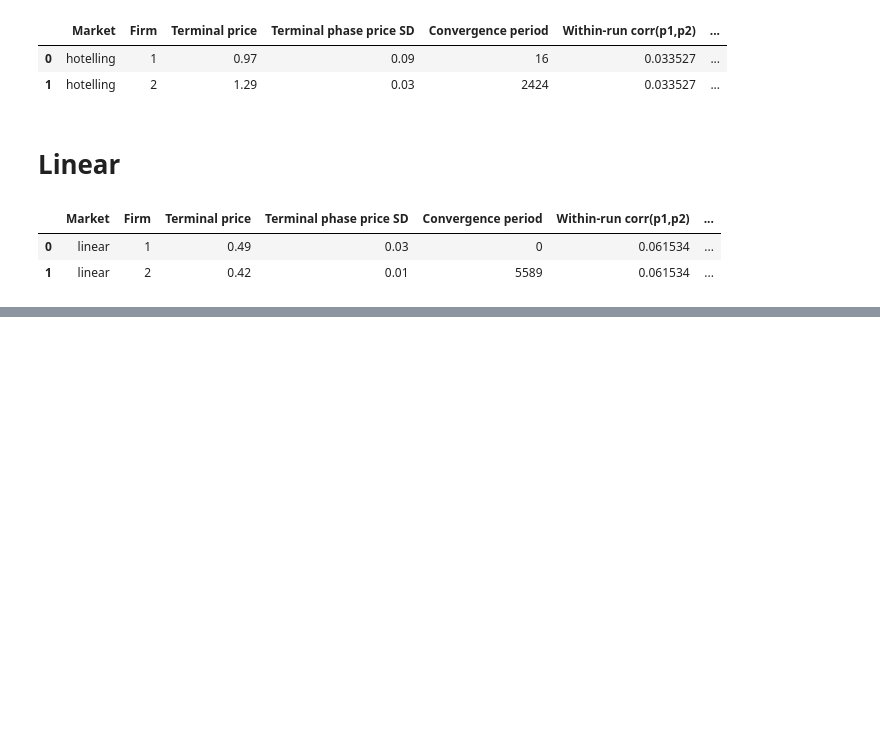
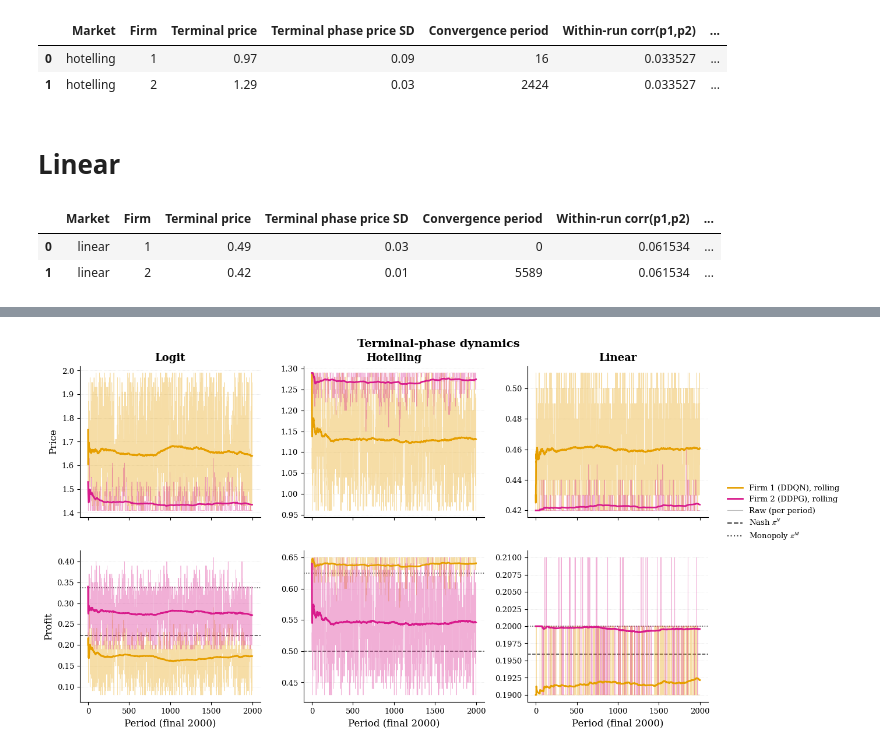
Before and after one commit to Aheer-Sravon/Pricing-Competition, a Jupyter notebook: dqn_vs_ddpg/dynamic_metrics/shock_none/dynamic_metrics_shock_none_aggregate.ipynb, the cells around one changed output, grey strips where cells are left out. Saved outputs shown, nothing was run; the diff lists cells and outputs as text; code cells hidden in the pictures; blank space fills up the shorter version.

```diff
--- a/dqn_vs_ddpg/dynamic_metrics/shock_none/dynamic_metrics_shock_none_aggregate.ipynb
+++ b/dqn_vs_ddpg/dynamic_metrics/shock_none/dynamic_metrics_shock_none_aggregate.ipynb
@@ -221,0 +301,83 @@ pd.DataFrame(data)
+# %%
+RUN_CSV = {
+    "Logit":     f"./run_{chosen['logit']}/logit.csv",
+    "Hotelling": f"./run_{chosen['hotelling']}/hotelling.csv",
+    "Linear":    f"./run_{chosen['linear']}/linear.csv",
+}
+PCOL = {"p1":"firm1_price", "p2":"firm2_price",
+        "pi1":"firm1_profit", "pi2":"firm2_profit"}
+
+WINDOW    = 500     # rolling window (periods)
+TAIL      = 2000    # final periods to display
+
+# ----------------------------------------------------------------------
+# >>> INPUT 2: Nash / Monopoly PROFIT benchmarks per market <
+# (per-firm). Edit to your final values.
+# ----------------------------------------------------------------------
+PROFIT_BENCH = {
+    "Logit":     {"piN":0.223, "piM":0.3375},   # <-- replace
+    "Hotelling": {"piN":0.500, "piM":0.625},   # <-- replace
+    "Linear":    {"piN":0.1959, "piM":0.200},   # <-- replace (see Linear monopoly note)
+}
+
+# ---- style ----
+plt.rcParams.update({
+    "font.family":"serif","font.serif":["Times New Roman","Times","DejaVu Serif"],
+    "mathtext.fontset":"stix","font.size":11,"axes.titlesize":13,"axes.labelsize":12,
+    "xtick.labelsize":9.5,"ytick.labelsize":9.5,"axes.linewidth":0.8,
+})
+C1, C2 = "#E69F00", "#D81B8C"
+MARKETS = ["Logit","Hotelling","Linear"]
+
+def roll(series): return pd.Series(series).rolling(WINDOW, min_periods=1).mean().values
+
+fig, axes = plt.subplots(2, 3, figsize=(14, 7.2), sharex="col")
+fig.subplots_adjust(left=0.06, right=0.83, bottom=0.10, top=0.90, wspace=0.24, hspace=0.22)
+
+for j, market in enumerate(MARKETS):
+    df = pd.read_csv(RUN_CSV[market]).tail(TAIL).reset_index(drop=True)
+    t  = np.arange(len(df))
+
+    # --- top row: PRICE ---
+    axp = axes[0, j]
+    for col, c in [(PCOL["p1"], C1), (PCOL["p2"], C2)]:
+        axp.plot(t, df[col],       color=c, lw=0.6, alpha=0.35, zorder=2)   # raw
+        axp.plot(t, roll(df[col]), color=c, lw=2.0, zorder=3)               # rolling
+    axp.set_title(market, fontweight="bold")
+    if j == 0: axp.set_ylabel("Price")
+    axp.grid(True, axis="y", ls=":", lw=0.5, alpha=0.5, zorder=0)
+    axp.spines[["top","right"]].set_visible(False)
+
+    # --- bottom row: PROFIT ---
+    axq = axes[1, j]
+    for col, c in [(PCOL["pi1"], C1), (PCOL["pi2"], C2)]:
+        axq.plot(t, df[col],       color=c, lw=0.6, alpha=0.35, zorder=2)
+        axq.plot(t, roll(df[col]), color=c, lw=2.0, zorder=3)
+    pb = PROFIT_BENCH[market]
+    axq.axhline(pb["piN"], ls="--", color="0.25", lw=1.1, zorder=1)
+    axq.axhline(pb["piM"], ls=":",  color="0.25", lw=1.1, zorder=1)
+    axq.set_xlabel(f"Period (final {TAIL})")
+    if j == 0: axq.set_ylabel("Profit")
+    axq.grid(True, axis="y", ls=":", lw=0.5, alpha=0.5, zorder=0)
+    axq.spines[["top","right"]].set_visible(False)
+
+# ---- legend ----
+handles = [
+    Line2D([],[],color=C1,lw=2.0,label="Firm 1 (DDQN), rolling"),
+    Line2D([],[],color=C2,lw=2.0,label="Firm 2 (DDPG), rolling"),
+    Line2D([],[],color="0.5",lw=0.8,alpha=0.5,label="Raw (per period)"),
+    Line2D([],[],color="0.25",ls="--",label=r"Nash $\pi^{N}$"),
+    Line2D([],[],color="0.25",ls=":", label=r"Monopoly $\pi^{M}$"),
+]
+fig.legend(handles=handles, loc="center left", bbox_to_anchor=(0.845,0.55),
+           frameon=False, fontsize=9.5)
+fig.suptitle(f"Terminal-phase dynamics",
+             y=0.965, fontsize=14, fontweight="bold")
+
+# fig.suptitle(f"Terminal-phase dynamics (final {TAIL} periods, {WINDOW}-period rolling mean)", y=0.965, fontsize=14, fontweight="bold")
+
+fig.savefig("figure7_rolling.png", dpi=300, bbox_inches="tight")
+fig.savefig("figure7_rolling.pdf", bbox_inches="tight")
+plt.show()
+# %% [output]
+[figure, added]
```
Also changed, not shown: parts of 4 cells of this notebook, 9 other files.
